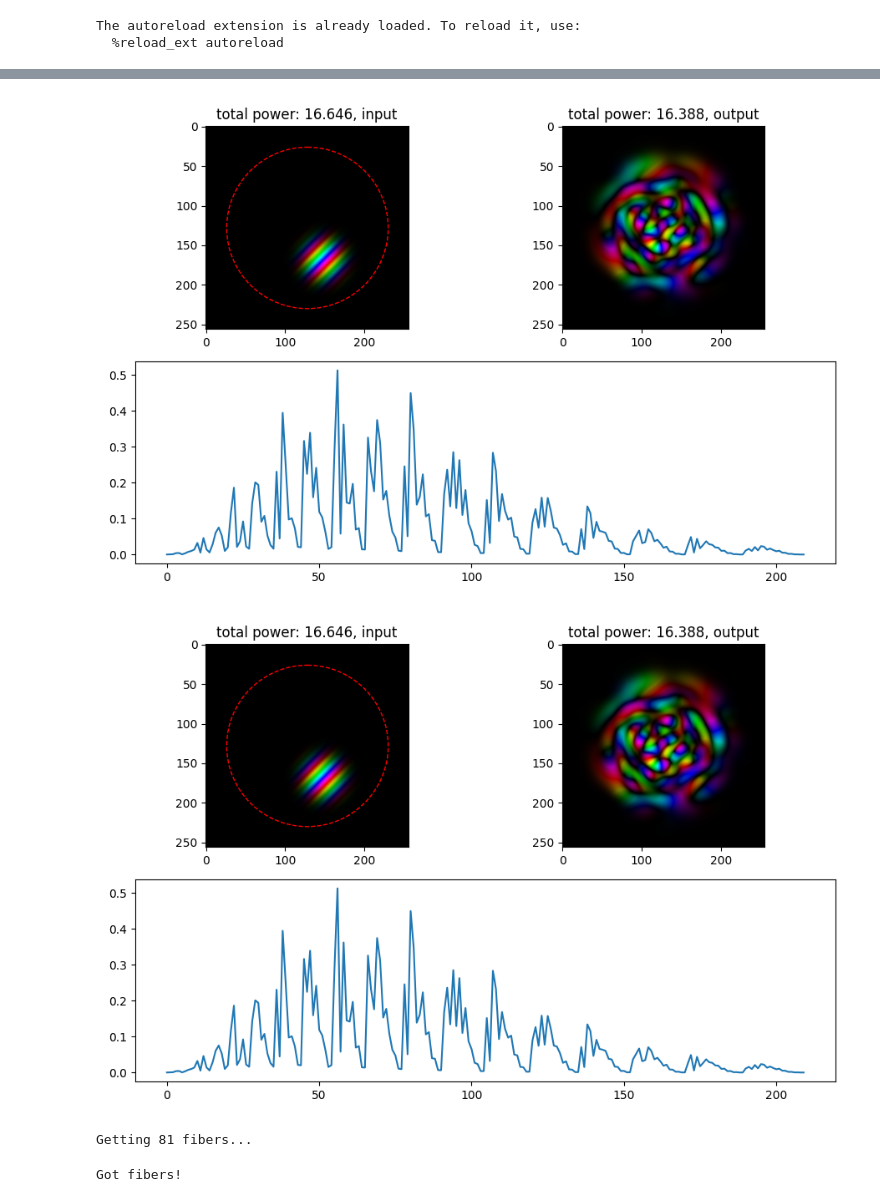
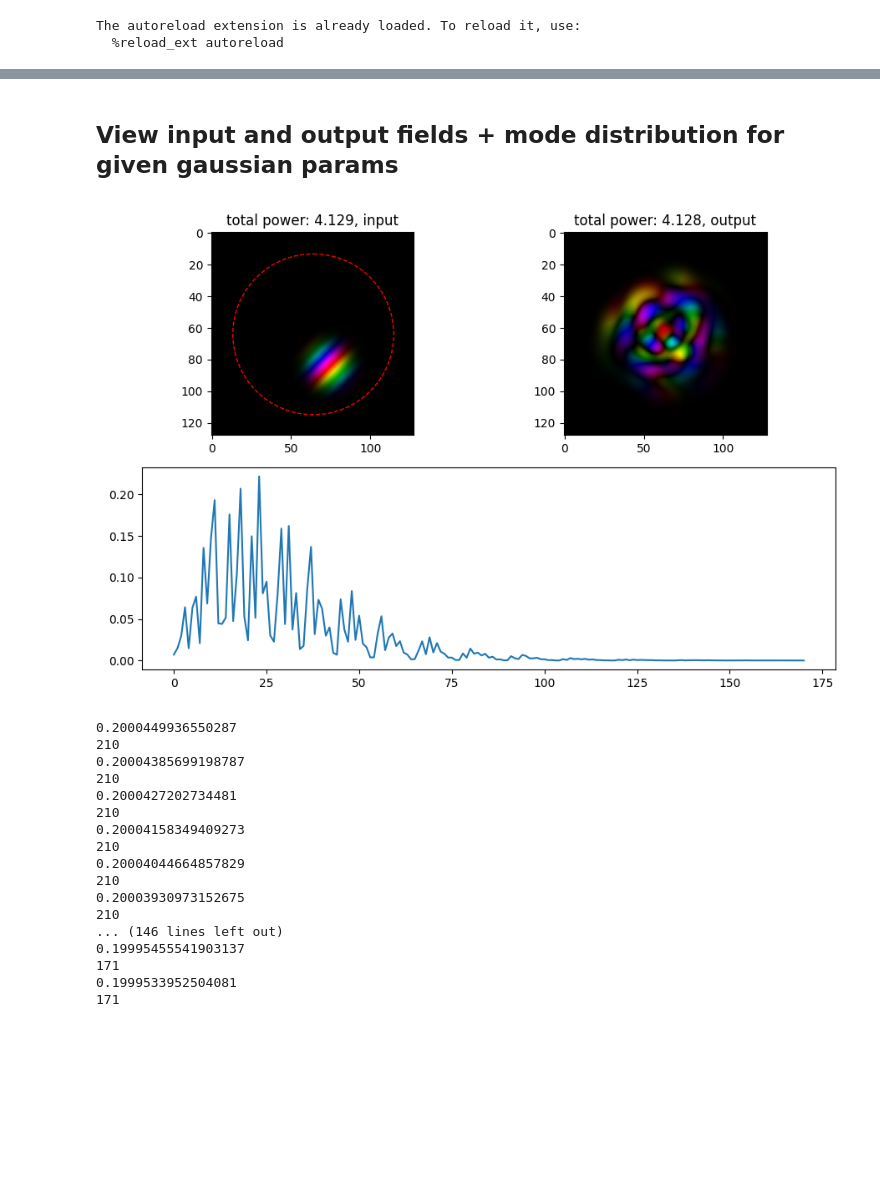
Before and after one commit to rubiaek/qdc2, a Jupyter notebook: qdc/mmf/generate_results.ipynb, the cells around one changed output, grey strips where cells are left out. Drawn from its saved outputs; the diff is of its cells as text; code cells hidden in the pictures; blank space fills up the shorter version.

```diff
--- a/qdc/mmf/generate_results.ipynb
+++ b/qdc/mmf/generate_results.ipynb
@@ -23,13 +23,14 @@ N_classical = 5
 N_SPDC = 5
 wl0 = 0.810
 Dwl = 0.020 if is_step_index else 0.080
+NA_ref = 0.2
 # dzs = [80, 20, 0]
 dzs = [0]
 
-npoints = 2**8
-s = ManyWavelengthFiber(wl0=wl0, Dwl=Dwl, N_wl=N_wl, fiber_L=fiber_L, rng_seed=5555, is_step_index=is_step_index, npoints=npoints)
-s.gaussian_params = np.array([3, 5, 10, 0.4, 0.4])
-s.gaussian_dparams = np.array([0, 2, 2, 0.1, 0.1])
+npoints = 2**7
+s = ManyWavelengthFiber(wl0=wl0, Dwl=Dwl, N_wl=N_wl, fiber_L=fiber_L, rng_seed=5555, is_step_index=is_step_index, npoints=npoints, NA_ref=NA_ref)
+s.gaussian_params = np.array([3, 6, 9, 0.4, 0.4])
+s.gaussian_dparams = np.array([0, 3, 3, 0.15, 0.15])
 # s.gaussian_dparams = np.array([0, 4, 4, 0.1, 0.1])
 
 exp = QDCMMFExperiment(s)
@@ -130,25 +48,0 @@ MemoryError: Unable to allocate 194. MiB for an array with shape (65536, 194) an
-# %%
-is_step_index = False
-fiber_L = 0.1e6  if is_step_index else 0.5e6 # um
-N_wl = 81
-N_classical = 10
-N_SPDC = 10
-wl0 = 0.810
-Dwl = 0.020 if is_step_index else 0.080
-# dzs = [80, 20, 0]
-dzs = [0]
-
-npoints = 2**8
-s = ManyWavelengthFiber(wl0=wl0, Dwl=Dwl, N_wl=N_wl, fiber_L=fiber_L, rng_seed=5555, is_step_index=is_step_index, npoints=npoints)
-s.gaussian_params = np.array([3, 5, 10, 0.4, 0.4])
-s.gaussian_dparams = np.array([0, 2, 2, 0.1, 0.1])
-# s.gaussian_dparams = np.array([0, 4, 4, 0.1, 0.1])
-
-exp = QDCMMFExperiment(s)
-res = exp.run_PCCs_different_dz(dzs=dzs, N_classical=N_classical, N_SPDC=N_SPDC)
-# res.show(title='')
-# res.show_incoherent_sum()
-
-f_type = 'SI' if is_step_index else 'GRIN'
-saveto_path = rf'{DATA_DIR}\\{tnow()}_{f_type}_{round(fiber_L*1e-6, 2)}m.npz'
-res.saveto(saveto_path)
@@ -168,30 +59,47 @@ res.show_incoherent_sum(iter_no=iter_no, dz=dz)
+# %% [markdown]
+## View input and output fields + mode distribution for given gaussian params
 # %%
-f = s.fibers[0]
-f.set_input_gaussian(sigma=3, X0=5, Y0=10, X_linphase=0.7, Y_linphase=0.7, random_phase=0.0)
+f = s.fibers[80]
+f.set_input_gaussian(sigma=3, X0=5, Y0=10, X_linphase=0.4, Y_linphase=0.4, random_phase=0.0)
 f.propagate(False)
 
 fig, axes = plt.subplot_mosaic(
     [["left", "right"],
      ["bottom", "bottom"]],
     figsize=(9, 6)
 )
 
 from matplotlib import patches
 # make circle centered in the middle of the plot
 circle = patches.Circle((f.npoints//2, f.npoints//2), 25/f.index_profile.dh, color='red', fill=False, linestyle='dashed')
 axes["left"].add_patch(circle)
 f.show_profile(f.profile_0,   ax=axes["left"],   title='input')
 f.show_profile(f.profile_end, ax=axes["right"],  title='output')
 axes["bottom"].plot(np.abs(f.modes_0)**2)
 plt.tight_layout()
-fig.show()
 # %% [output]
-[figure, old version]
+[figure, new version]
-[figure, removed]
 # %%
 f.show_mode(20)
-# %%
-s = ManyWavelengthFiber(wl0=wl0, Dwl=Dwl, N_wl=N_wl, fiber_L=fiber_L, rng_seed=5555, is_step_index=is_step_index)
-# %% [output]
-Getting 81 fibers...
-Got fibers!
+# %%
+for f in s.fibers:
+    print(f.NA)
+    print(f.Nmodes)
+# %% [output]
+0.2000449936550287
+210
+0.20004385699198787
+210
+0.2000427202734481
+210
+0.20004158349409273
+210
+0.20004044664857829
+210
+0.20003930973152675
+210
+... (146 lines left out)
+0.19995455541903137
+171
+0.1999533952504081
+171
```
Also changed, not shown: parts of 7 cells of this notebook, 1 other file.
